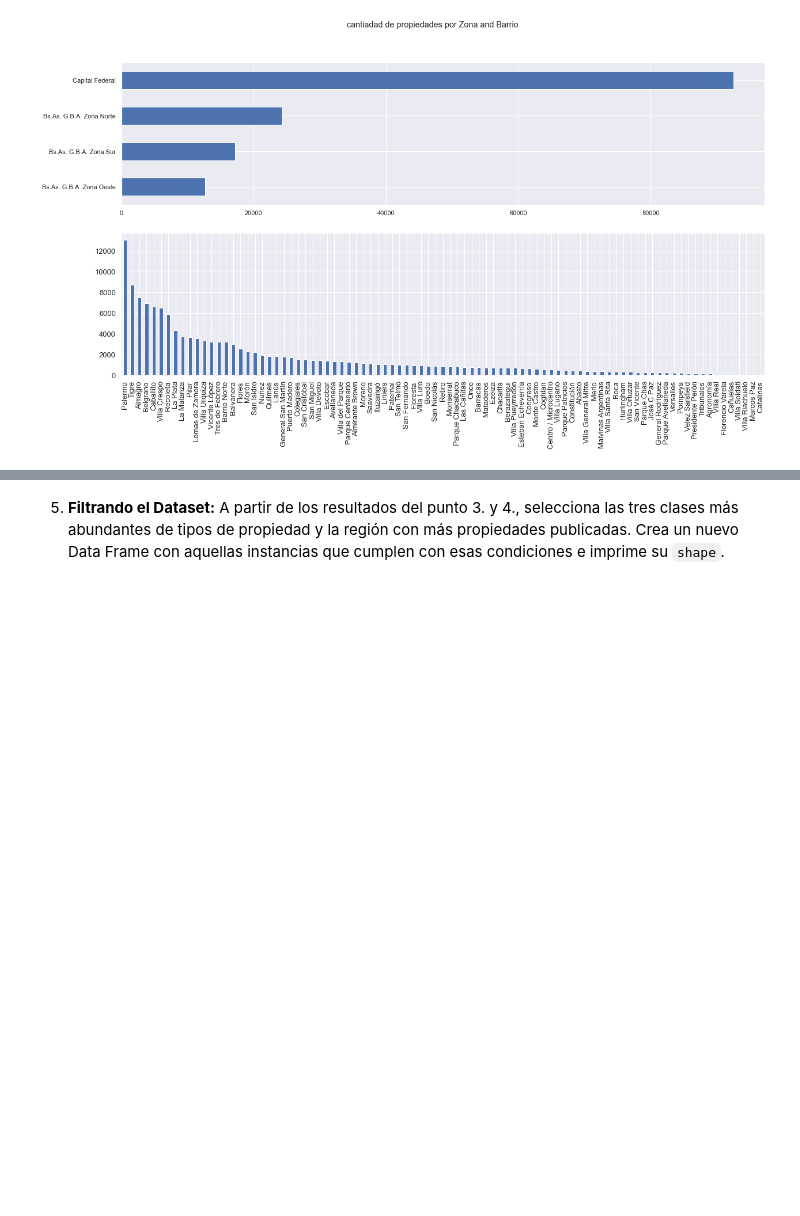
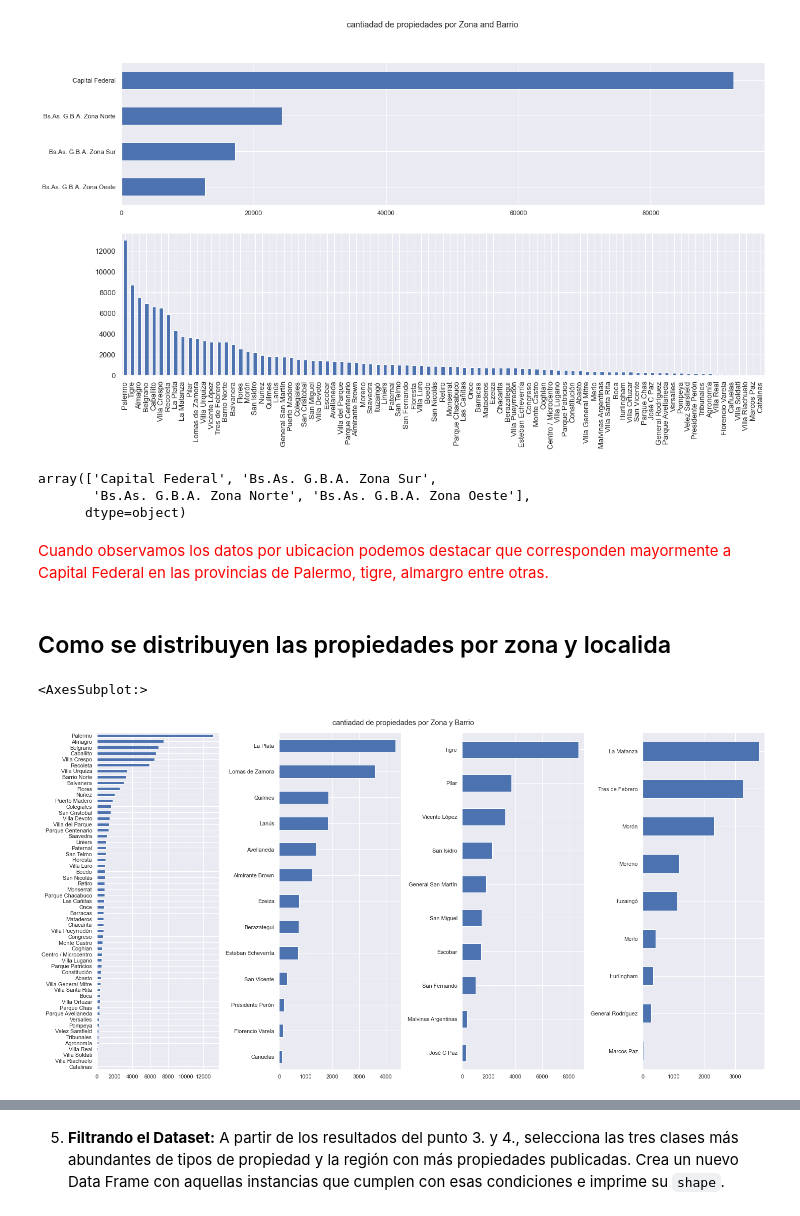
Before and after one commit to leobrandoon/house_price_prediction, a Jupyter notebook: LeonardoGonzalez_Proyecto_01.ipynb, the cells around one changed output, grey strips where cells are left out. Cells and saved outputs as stored; diff of their text form; code cells hidden in the pictures; blank space fills up the shorter version.

```diff
--- a/LeonardoGonzalez_Proyecto_01.ipynb
+++ b/LeonardoGonzalez_Proyecto_01.ipynb
@@ -216,3 +224,28 @@ df['l3'].value_counts().plot.bar(
 # %% [output]
 <AxesSubplot:>
 [figure]
+# %%
+df['l2'].unique()
+# %% [output]
+array(['Capital Federal', 'Bs.As. G.B.A. Zona Sur',
+       'Bs.As. G.B.A. Zona Norte', 'Bs.As. G.B.A. Zona Oeste'],
+      dtype=object)
+# %% [markdown]
+<p style="color:red;"> Cuando observamos los datos por ubicacion podemos destacar que corresponden mayormente a Capital Federal en las provincias de Palermo, tigre, almargro entre otras.  </p>
+# %% [markdown]
+## Como se distribuyen las propiedades por zona y localida
+# %%
+fig, axarr = plt.subplots(1,4,figsize=(20, 10),constrained_layout= True)
+fig.suptitle('cantiadad de propiedades por Zona y Barrio')
+
+df[df['l2']=='Capital Federal']['l3'].value_counts().sort_values(ascending= True).plot.barh(
+    ax=axarr[0])
+df[df['l2']=='Bs.As. G.B.A. Zona Sur']['l3'].value_counts().sort_values(ascending= True).plot.barh(
+    ax=axarr[1])
+df[df['l2']=='Bs.As. G.B.A. Zona Norte']['l3'].value_counts().sort_values(ascending= True).plot.barh(
+    ax=axarr[2])
+df[df['l2']=='Bs.As. G.B.A. Zona Oeste']['l3'].value_counts().sort_values(ascending= True).plot.barh(
+    ax=axarr[3])
+# %% [output]
+<AxesSubplot:>
+[figure, added]
```
Also changed, not shown: parts of 33 cells of this notebook.
